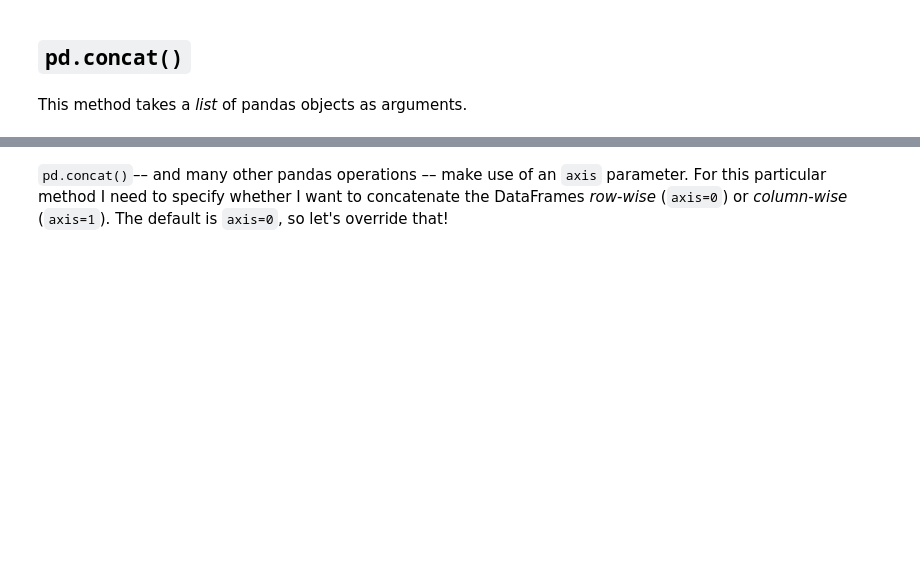
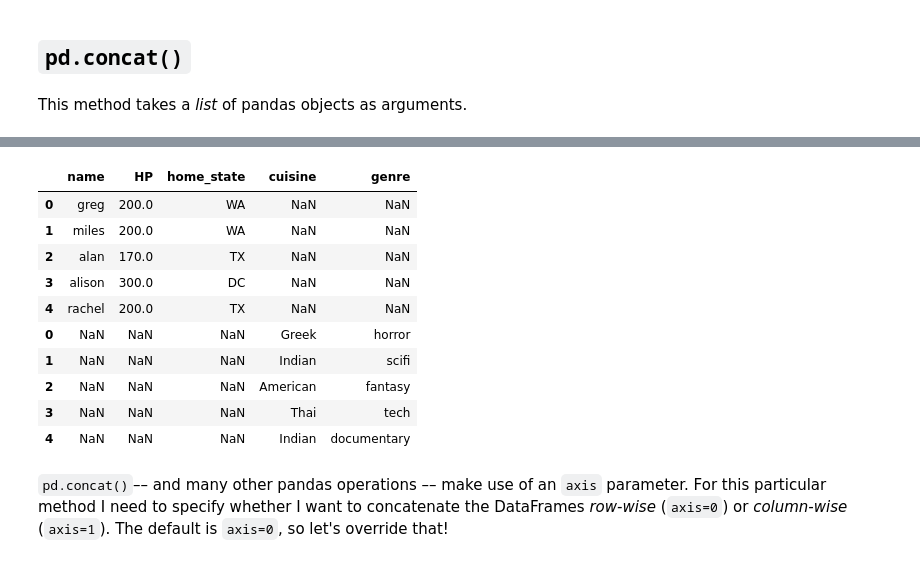
Before and after one commit to ParkedHampster/DS-Live-022023, a Jupyter notebook: Phase1/Lectures/11_Topic_5_Aggregating_Combining_Dataframes.ipynb, the cells around one changed output, grey strips where cells are left out. Cells and saved outputs as stored; diff of their text form; code cells hidden in the pictures; blank space fills up the shorter version.

```diff
--- a/Phase1/Lectures/11_Topic_5_Aggregating_Combining_Dataframes.ipynb
+++ b/Phase1/Lectures/11_Topic_5_Aggregating_Combining_Dataframes.ipynb
@@ -137,2 +341,17 @@ prefs
+# %%
+ds_full = pd.concat([ds_chars, prefs])
+ds_full
+# %% [output]
+|  | name | HP | home_state | cuisine | genre |
+| 0 | greg | 200.0 | WA | NaN | NaN |
+| 1 | miles | 200.0 | WA | NaN | NaN |
+| 2 | alan | 170.0 | TX | NaN | NaN |
+| 3 | alison | 300.0 | DC | NaN | NaN |
+| 4 | rachel | 200.0 | TX | NaN | NaN |
+| 0 | NaN | NaN | NaN | Greek | horror |
+| 1 | NaN | NaN | NaN | Indian | scifi |
+| 2 | NaN | NaN | NaN | American | fantasy |
+| 3 | NaN | NaN | NaN | Thai | tech |
+| 4 | NaN | NaN | NaN | Indian | documentary |
 # %% [markdown]
 `pd.concat()`–– and many other pandas operations –– make use of an `axis` parameter. For this particular method I need to specify whether I want to concatenate the DataFrames *row-wise* (`axis=0`) or *column-wise* (`axis=1`). The default is `axis=0`, so let's override that!
```
Also changed, not shown: parts of 43 cells of this notebook, 4 other files.
